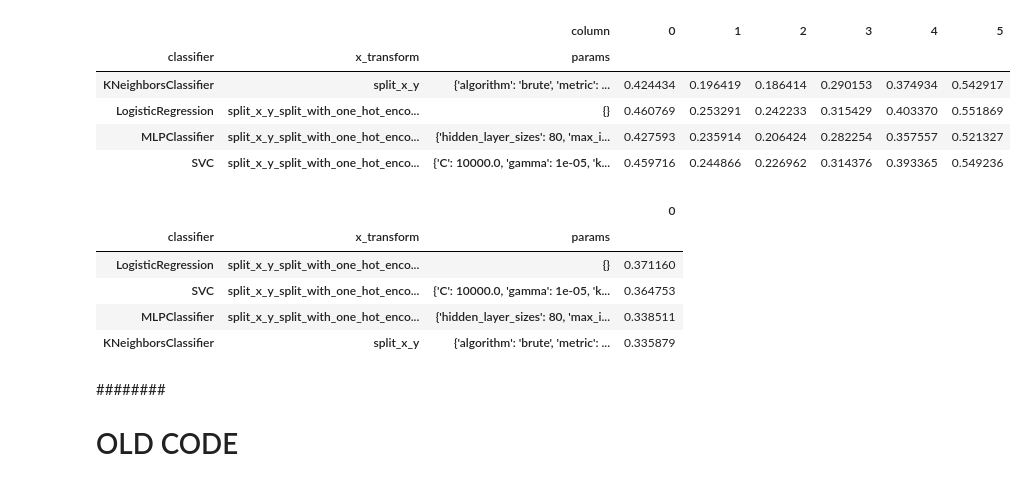
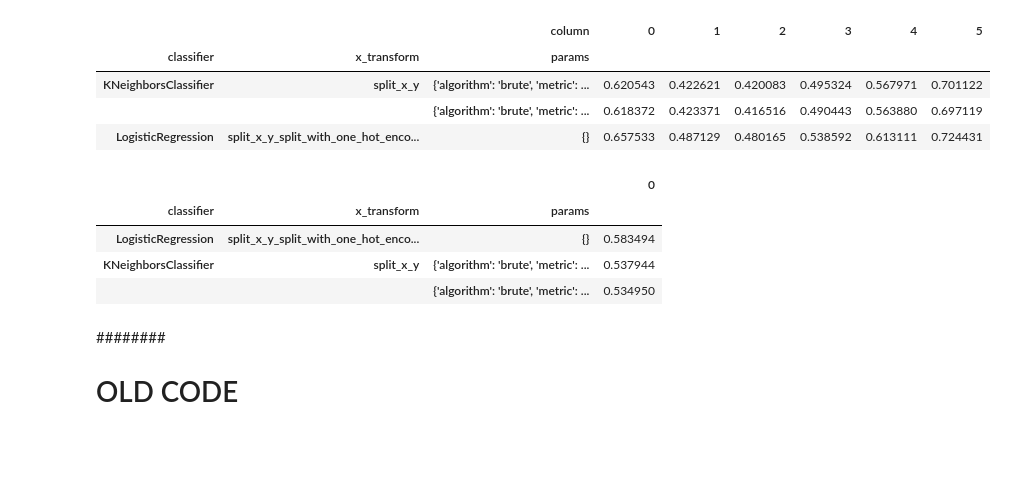
Before and after one commit to SrMouraSilva/RBM, a Jupyter notebook: experiments/notebooks/Results.ipynb, the cells around one changed output. Cells and saved outputs as stored; diff of their text form; code cells hidden in the pictures; blank space fills up the shorter version.

Commit message:
Run tests in models with new metrics

```diff
--- a/experiments/notebooks/Results.ipynb
+++ b/experiments/notebooks/Results.ipynb
@@ -50,35 +50,36 @@ data_mean.head(8)
 # %%
 # Organized as pivot table
 column = 'mean_test_accuracy'
-
+#column = 'mean_test_mrr'
+#column = 'mean_test_hit@5'
+column = 'mean_test_mdcg'
+#column = 'mean_test_map'
 
 mean_by_column_pivot_table = data_mean[column]\
     .to_frame()\
     .pivot_table(index=['classifier', 'x_transform', 'params'], columns='column', values=column)
 
 mean_by_column_pivot_table.head(12)
 #best_pivot_table = best.pivot_table(index=['classifier', 'x_transform', 'params'], columns='column', values=column)
 # %% [output]
 |  |  | column | 0 | 1 | 2 | 3 | 4 | 5 |
 | classifier | x_transform | params |  |  |  |  |  |  |
-| KNeighborsClassifier | split_x_y | {'algorithm': 'brute', 'metric': ... | 0.424434 | 0.196419 | 0.186414 | 0.290153 | 0.374934 | 0.542917 |
-| LogisticRegression | split_x_y_split_with_one_hot_enco... | {} | 0.460769 | 0.253291 | 0.242233 | 0.315429 | 0.403370 | 0.551869 |
-| MLPClassifier | split_x_y_split_with_one_hot_enco... | {'hidden_layer_sizes': 80, 'max_i... | 0.427593 | 0.235914 | 0.206424 | 0.282254 | 0.357557 | 0.521327 |
-| SVC | split_x_y_split_with_one_hot_enco... | {'C': 10000.0, 'gamma': 1e-05, 'k... | 0.459716 | 0.244866 | 0.226962 | 0.314376 | 0.393365 | 0.549236 |
+| KNeighborsClassifier | split_x_y | {'algorithm': 'brute', 'metric': ... | 0.620543 | 0.422621 | 0.420083 | 0.495324 | 0.567971 | 0.701122 |
+|  |  | {'algorithm': 'brute', 'metric': ... | 0.618372 | 0.423371 | 0.416516 | 0.490443 | 0.563880 | 0.697119 |
+| LogisticRegression | split_x_y_split_with_one_hot_enco... | {} | 0.657533 | 0.487129 | 0.480165 | 0.538592 | 0.613111 | 0.724431 |
 # %%
 # Max values by mean
 mean_by_column_pivot_table\
     .T.mean().to_frame() \
-    .sort_values(0, ascending=False) \
-    .reset_index().drop_duplicates(['classifier', 'x_transform']) \
-    .set_index(['classifier', 'x_transform', 'params'])
+    .sort_values(0, ascending=False)# \
+    #.reset_index().drop_duplicates(['classifier', 'x_transform']) \
+    #.set_index(['classifier', 'x_transform', 'params'])
 # %% [output]
 |  |  |  | 0 |
 | classifier | x_transform | params |  |
-| LogisticRegression | split_x_y_split_with_one_hot_enco... | {} | 0.371160 |
-| SVC | split_x_y_split_with_one_hot_enco... | {'C': 10000.0, 'gamma': 1e-05, 'k... | 0.364753 |
-| MLPClassifier | split_x_y_split_with_one_hot_enco... | {'hidden_layer_sizes': 80, 'max_i... | 0.338511 |
-| KNeighborsClassifier | split_x_y | {'algorithm': 'brute', 'metric': ... | 0.335879 |
+| LogisticRegression | split_x_y_split_with_one_hot_enco... | {} | 0.583494 |
+| KNeighborsClassifier | split_x_y | {'algorithm': 'brute', 'metric': ... | 0.537944 |
+|  |  | {'algorithm': 'brute', 'metric': ... | 0.534950 |
 # %% [markdown]
 ########
 # OLD CODE
```
Also changed, not shown: parts of 3 cells of this notebook, 3 other files.
